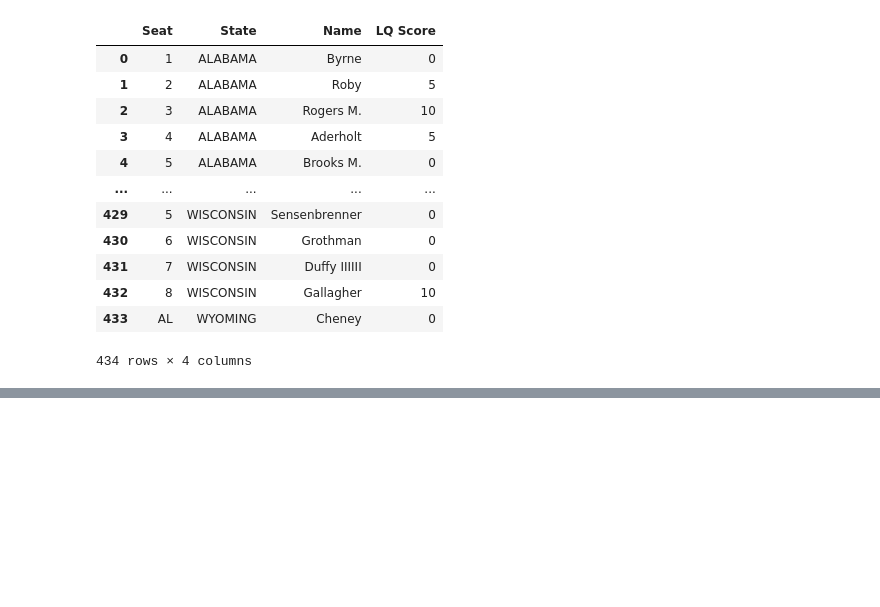
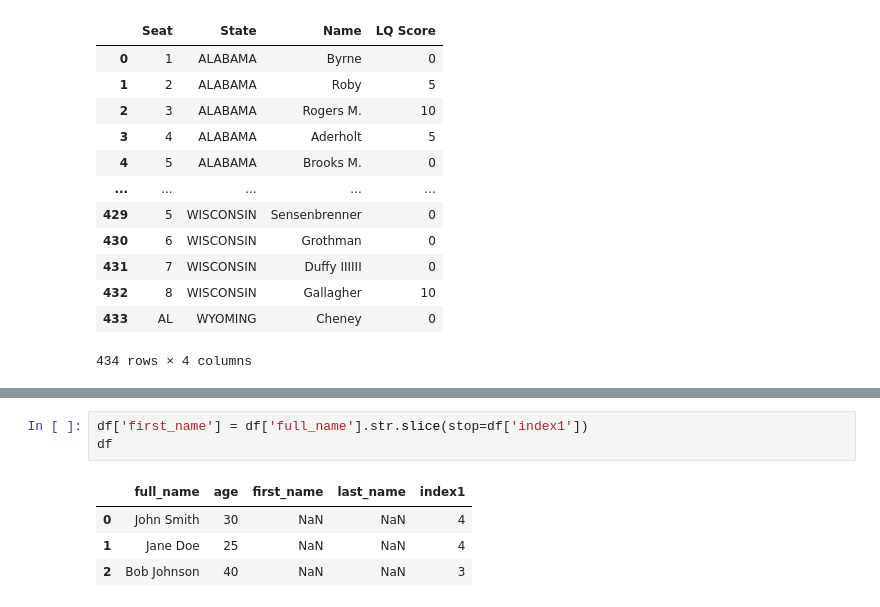
Before and after one commit to Araucanoceae/VotingProject, a Jupyter notebook: Learning Metrics/random_stuff.ipynb, the cells around one changed output, grey strips where cells are left out. Saved outputs shown, nothing was run; the diff lists cells and outputs as text; blank space fills up the shorter version.

```diff
--- a/Learning Metrics/random_stuff.ipynb
+++ b/Learning Metrics/random_stuff.ipynb
@@ -422,0 +458,8 @@ df
+# %%
+df['first_name'] = df['full_name'].str.slice(stop=df['index1'])
+df
+# %% [output]
+|  | full_name | age | first_name | last_name | index1 |
+| 0 | John Smith | 30 | NaN | NaN | 4 |
+| 1 | Jane Doe | 25 | NaN | NaN | 4 |
+| 2 | Bob Johnson | 40 | NaN | NaN | 3 |
```
Also changed, not shown: parts of 3 cells of this notebook, 3 other files.
